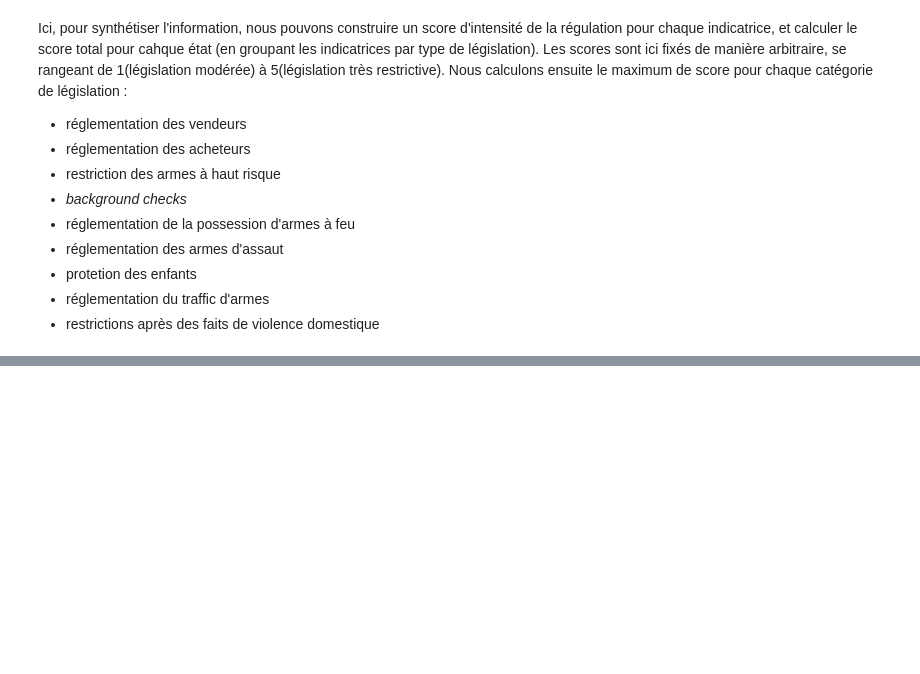
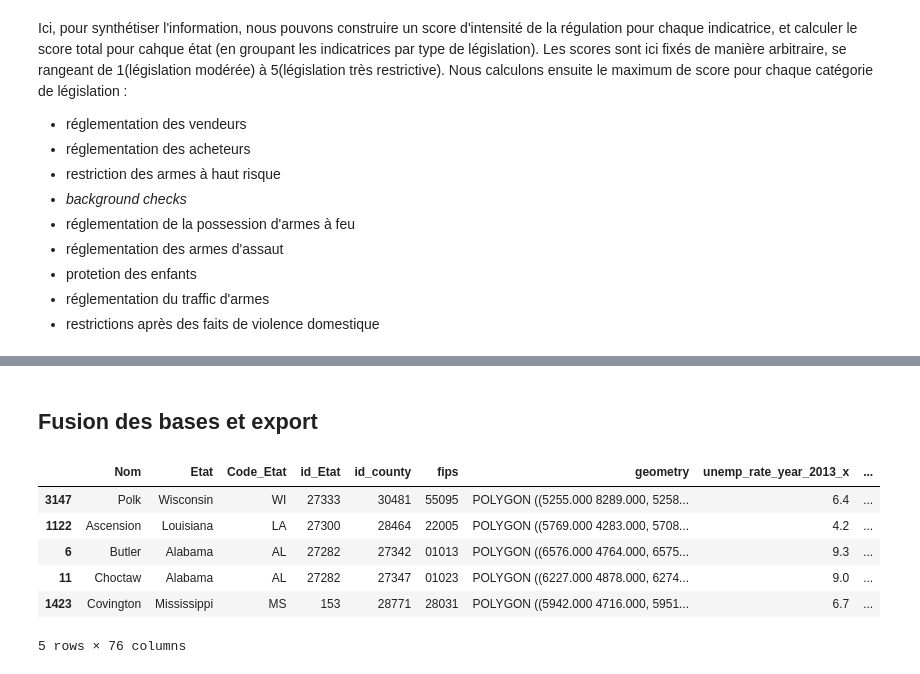
Before and after one commit to eleroux46/gun_violence, a Jupyter notebook: traitements_donnes.ipynb, the cells around one changed output, grey strips where cells are left out. Cells and saved outputs as stored; diff of their text form; code cells hidden in the pictures; blank space fills up the shorter version.

Commit message:
nouvelles séries fred + merge final !!!!!

```diff
--- a/traitements_donnes.ipynb
+++ b/traitements_donnes.ipynb
@@ -528,10 +534,10 @@ category_weights = {
     'child_access': 0.05,
     'gun_trafficking': 0.05,
     'domestic_violence': 0.1,
-    'concealed_carry': 0.15,  # Adjusted weight for concealed carry
+    'concealed_carry': 0.15,
 }
 
 # Calculate the weighted sum for each row
-legislation_db['Weighted_Sum'] = 0
+legislation_db['score_legis'] = 0
 for category, weight in category_weights.items():
-    legislation_db['Weighted_Sum'] += legislation_db[f'{category}_score'] * weight
+    legislation_db['score_legis'] += legislation_db[f'{category}_score'] * weight
@@ -560,0 +544,3 @@ geom_legis_db.loc[geom_legis_db['Etat'] == 'Florida']
+# %%
+legislation_db = legislation_db[['state', 'year', 'score_legis']]
+legislation_db.sample(5)
@@ -609,0 +596,6 @@ bg_checks_db
+# %%
+vote_db = pd.read_csv('https://raw.githubusercontent.com/tonmcg/US_County_Level_Election_Results_08-20/master/2016_US_County_Level_Presidential_Results.csv')
+vote_db= vote_db[['per_dem', 'per_gop', 'county_name', 'combined_fips']]
+vote_db['combined_fips'] = vote_db['combined_fips'].astype(str)
+vote_db['combined_fips'] = vote_db['combined_fips'].apply(lambda x: x.zfill(5))
+vote_db.sample(5)
@@ -609,0 +609,16 @@ bg_checks_db
+# %% [markdown]
+## Fusion des bases et export
+# %%
+final_db = pd.merge(left=counties_db, right=legislation_db, how='left', left_on='Etat', right_on='state').drop(columns=['state', 'year'])
+final_db = pd.merge(left=final_db, right=bg_checks_db, how='left', left_on='Etat', right_on='state').drop(columns=['state'])
+final_db = pd.merge(left=final_db, right=vote_db, how='left', left_on='fips', right_on='combined_fips').drop(columns=['combined_fips', 'county_name'])
+
+final_db.sample(5)
+# %% [output]
+|  | Nom | Etat | Code_Etat | id_Etat | id_county | fips | geometry | unemp_rate_year_2013_x | ... |
+| 3147 | Polk | Wisconsin | WI | 27333 | 30481 | 55095 | POLYGON ((5255.000 8289.000, 5258... | 6.4 | ... |
+| 1122 | Ascension | Louisiana | LA | 27300 | 28464 | 22005 | POLYGON ((5769.000 4283.000, 5708... | 4.2 | ... |
+| 6 | Butler | Alabama | AL | 27282 | 27342 | 01013 | POLYGON ((6576.000 4764.000, 6575... | 9.3 | ... |
+| 11 | Choctaw | Alabama | AL | 27282 | 27347 | 01023 | POLYGON ((6227.000 4878.000, 6274... | 9.0 | ... |
+| 1423 | Covington | Mississippi | MS | 153 | 28771 | 28031 | POLYGON ((5942.000 4716.000, 5951... | 6.7 | ... |
+5 rows × 76 columns
```
Also changed, not shown: parts of 31 cells of this notebook.
